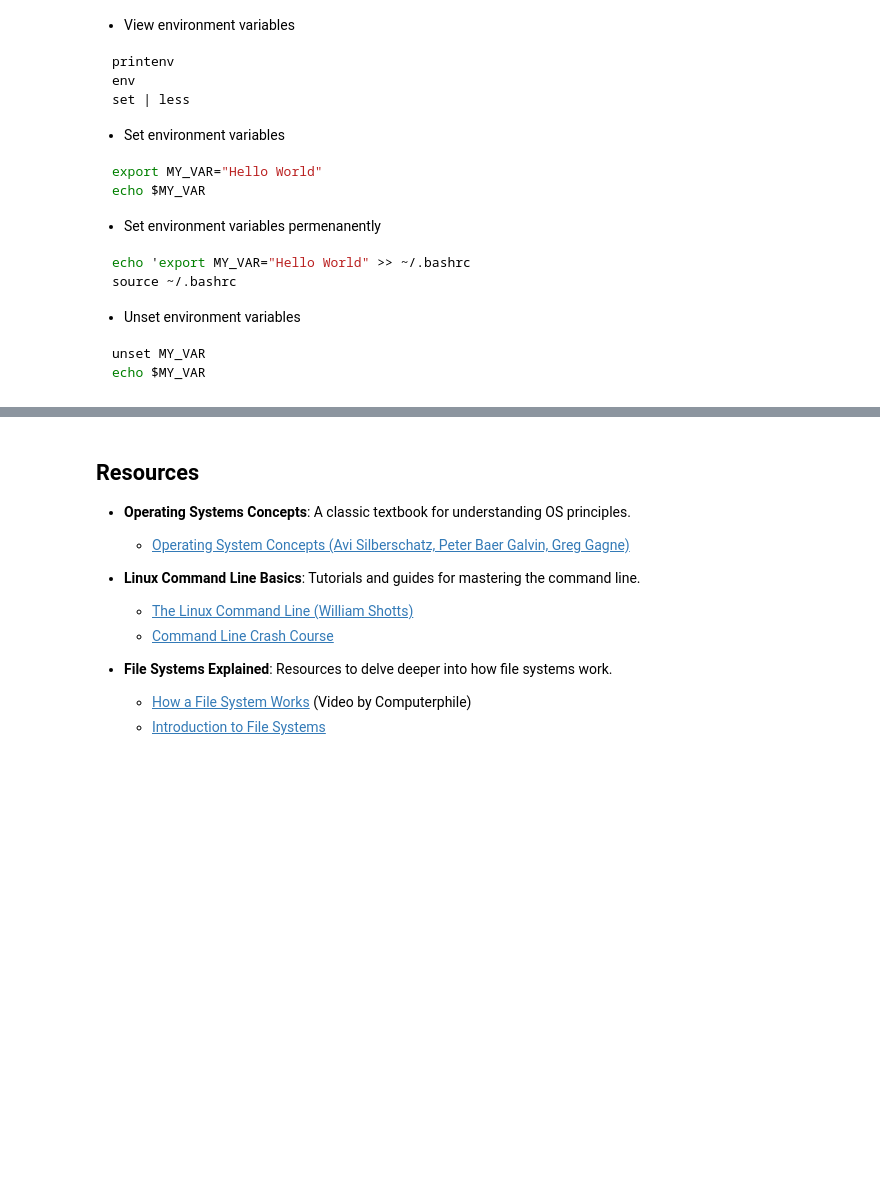
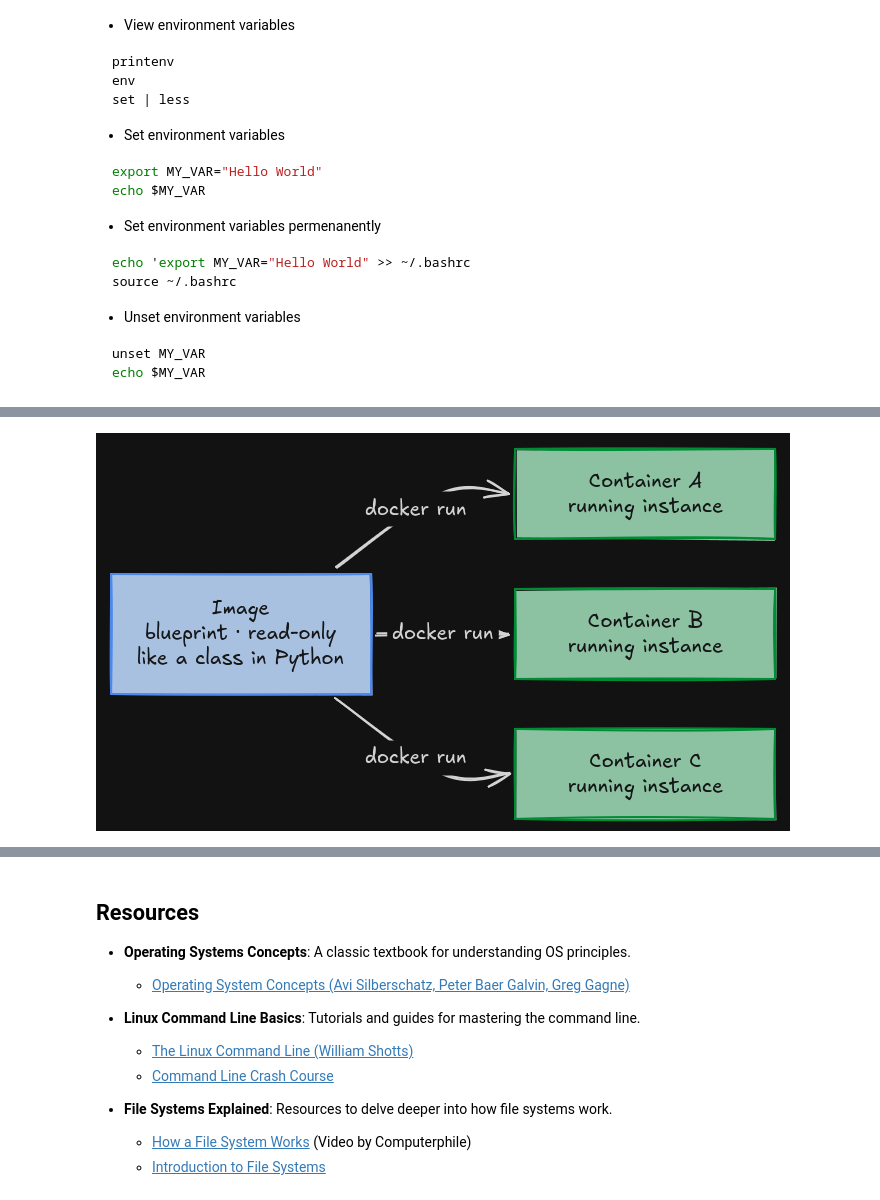
Before and after one commit to c-lydia/operating_system, a Jupyter notebook: os.ipynb, the cells around one changed output, grey strips where cells are left out. Cells and saved outputs as stored; diff of their text form; code cells hidden in the pictures; blank space fills up the shorter version.

```diff
--- a/os.ipynb
+++ b/os.ipynb
@@ -459,0 +758,5 @@ The diversity i=of Linux distribution
+# %%
+from IPython.display import Image
+Image('img_container.png')
+# %% [output]
+[figure, added]
```
Also changed, not shown: parts of 22 cells of this notebook.
